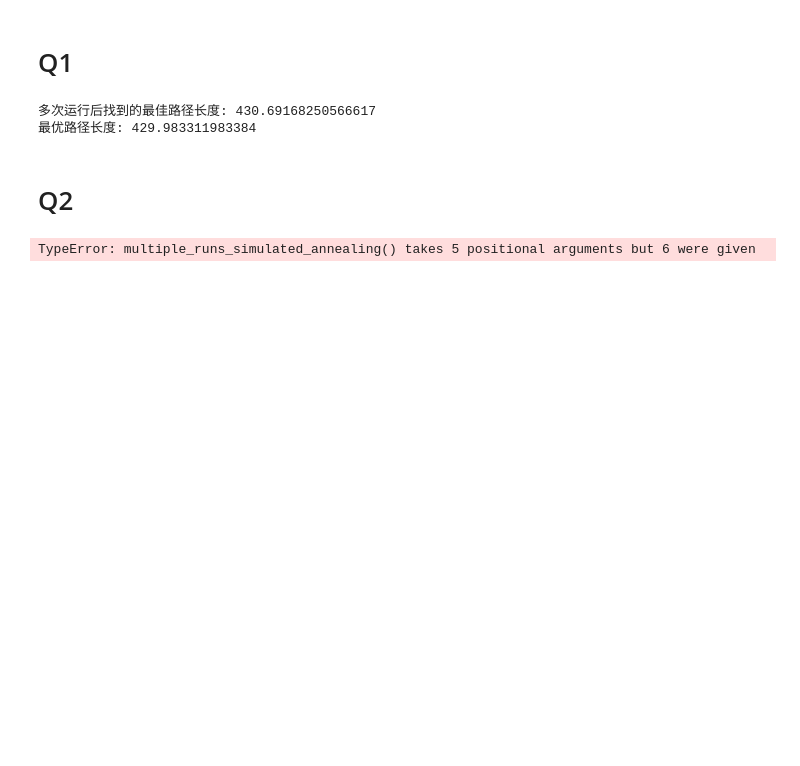
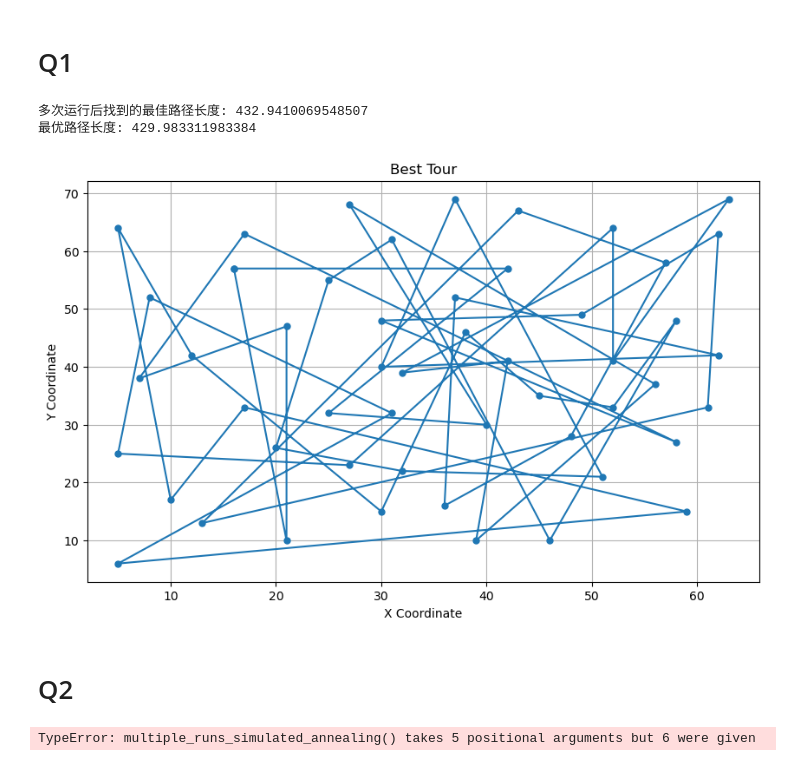
Before and after one commit to jazminli/TSP-Assignment3, a Jupyter notebook: 1.ipynb, the cells around one changed output. Drawn from its saved outputs; the diff is of its cells as text; code cells hidden in the pictures; blank space fills up the shorter version.

```diff
--- a/1.ipynb
+++ b/1.ipynb
@@ -75,37 +75,61 @@ cities = parse_tsp('eil51.tsp.txt')
 opt_tour = parse_opt_tour('eil51.opt.tour.txt')
 opt_length = calculate_opt_length(cities, opt_tour)
 # %%
-# 使用模拟退火算法找到的路径长度
-#tour, length = simulated_annealing(cities, 10000, 0.001, 0.995)
+
+import matplotlib.pyplot as plt
+
+def plot_tour(cities, tour):
+    plt.figure(figsize=(10, 6))
+
+    # Adjust for zero indexing if necessary
+    adjusted_tour = [city_index - 1 for city_index in tour]
+
+    x = [cities[i][0] for i in adjusted_tour]
+    y = [cities[i][1] for i in adjusted_tour]
+
+    # Close the tour by connecting the last city to the first
+    x.append(x[0])
+    y.append(y[0])
+
+    plt.plot(x, y, 'o-', markersize=5)
+    plt.title("Best Tour")
+    plt.xlabel("X Coordinate")
+    plt.ylabel("Y Coordinate")
+    plt.grid(True)
+    plt.show()
 
 def multiple_runs_simulated_annealing(cities, runs, initial_temp, final_temp, alpha):
     best_tour = None
     best_length = float('inf')
 
     for _ in range(runs):
         tour, length = simulated_annealing(cities, initial_temp, final_temp, alpha)
         if length < best_length:
             best_length = length
             best_tour = tour
 
     return best_tour, best_length
 
 
 # 设置参数
 runs = 500  # 运行次数
 initial_temp = 15000  # 初始温度
 final_temp = 0.001    # 最终温度
 alpha = 0.999         # 冷却率
 
 # 运行模拟退火算法多次
 best_tour, best_length = multiple_runs_simulated_annealing(cities, runs, initial_temp, final_temp, alpha)
 
 print("多次运行后找到的最佳路径长度:", best_length)
 #print("模拟退火找到的路径长度:", length)
 print("最优路径长度:", opt_length)
+
+# Plotting the best tour found
+plot_tour(cities, best_tour)
 # %% [output]
-多次运行后找到的最佳路径长度: 430.69168250566617
+多次运行后找到的最佳路径长度: 432.9410069548507
 最优路径长度: 429.983311983384
+[figure, added]
 # %% [markdown]
 # Q2
 # %%
```
Also changed, not shown: parts of 2 cells of this notebook.
